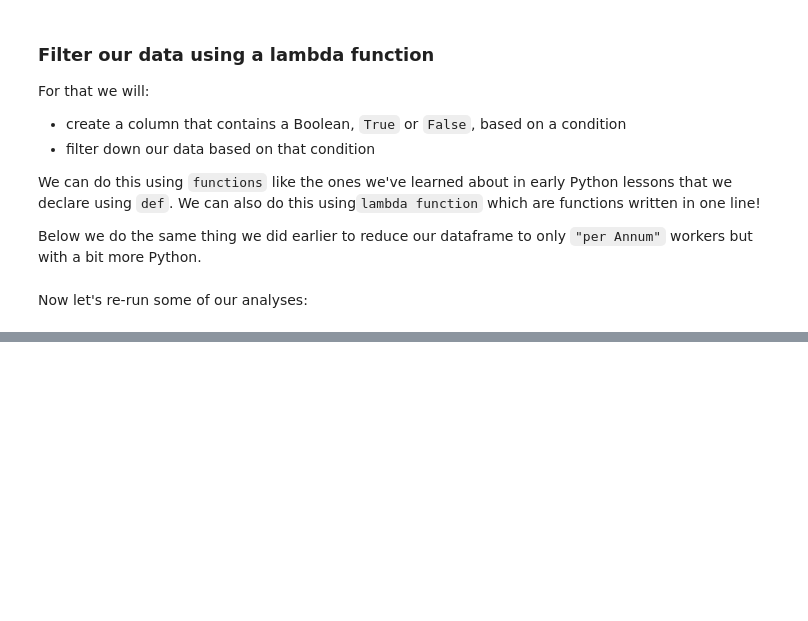
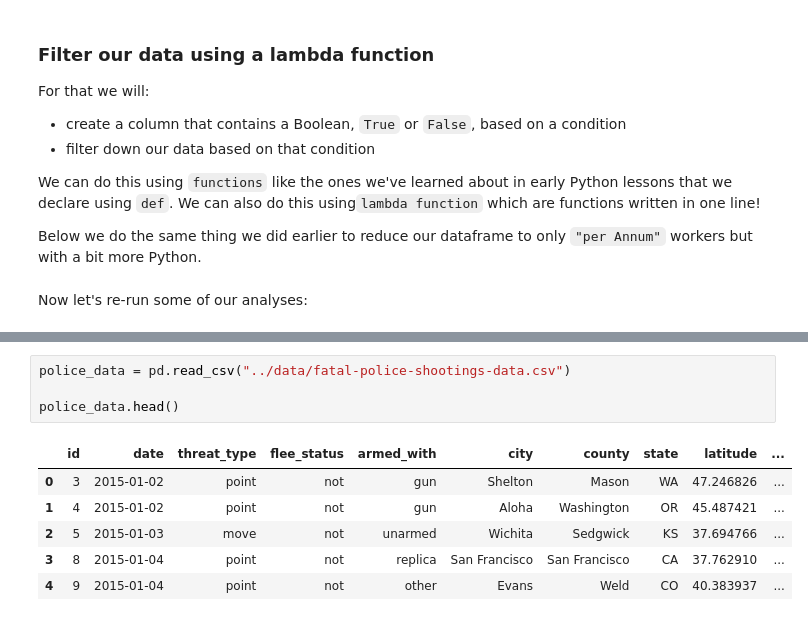
Before and after one commit to laylayounes/cuny-advanced-data-journalism-fall-2026, a Jupyter notebook: exercise-files/pandas/review_pandas_analyses/notebooks/review01-basic-exploration-and-analysis-exercise.ipynb, the cells around one changed output, grey strips where cells are left out. Drawn from its saved outputs; the diff is of its cells as text; blank space fills up the shorter version.

```diff
--- a/exercise-files/pandas/review_pandas_analyses/notebooks/review01-basic-exploration-and-analysis-exercise.ipynb
+++ b/exercise-files/pandas/review_pandas_analyses/notebooks/review01-basic-exploration-and-analysis-exercise.ipynb
@@ -98,0 +301,11 @@ Now let's re-run some of our analyses:
+# %%
+police_data = pd.read_csv("../data/fatal-police-shootings-data.csv")
+
+police_data.head()
+# %% [output]
+|  | id | date | threat_type | flee_status | armed_with | city | county | state | latitude | ... |
+| 0 | 3 | 2015-01-02 | point | not | gun | Shelton | Mason | WA | 47.246826 | ... |
+| 1 | 4 | 2015-01-02 | point | not | gun | Aloha | Washington | OR | 45.487421 | ... |
+| 2 | 5 | 2015-01-03 | move | not | unarmed | Wichita | Sedgwick | KS | 37.694766 | ... |
+| 3 | 8 | 2015-01-04 | point | not | replica | San Francisco | San Francisco | CA | 37.762910 | ... |
+| 4 | 9 | 2015-01-04 | point | not | other | Evans | Weld | CO | 40.383937 | ... |
```
Also changed, not shown: parts of 22 cells of this notebook, 24 other files.
